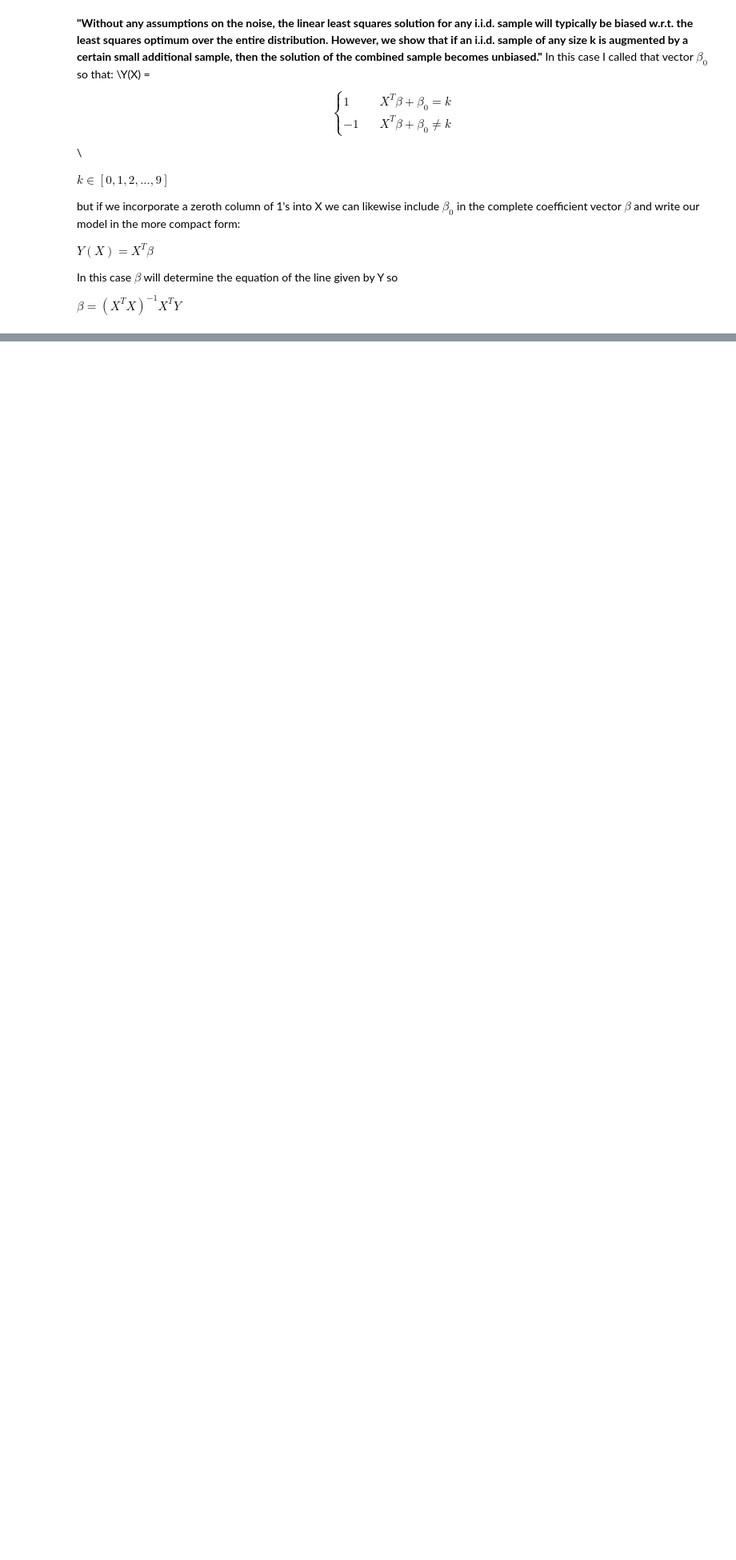
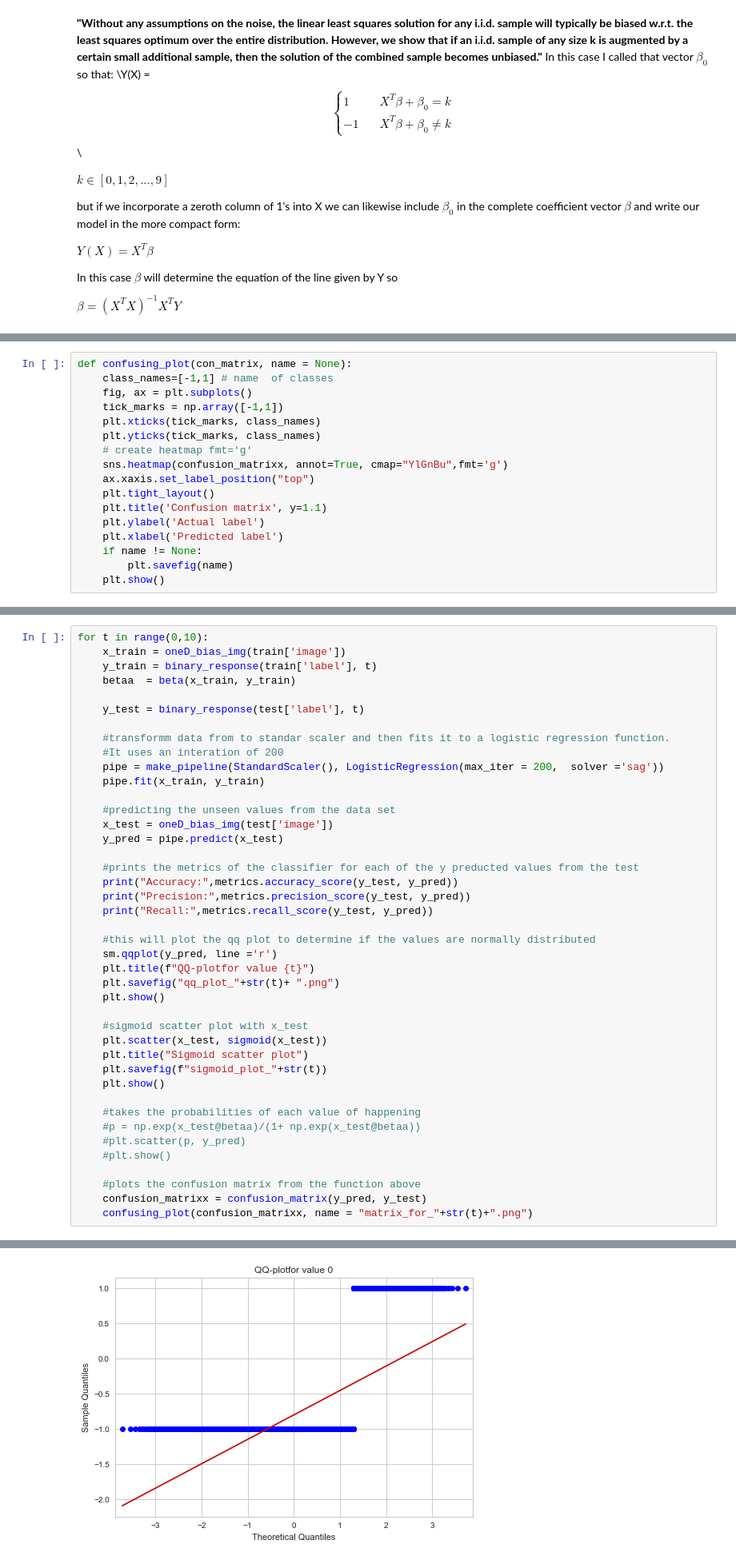
Before and after one commit to jvivar2383/Stat_Proj, a Jupyter notebook: stats_final_project.ipynb, the cells around one changed output, grey strips where cells are left out. Shown: that part at 80% size. Drawn from its saved outputs; the diff is of its cells as text; blank space fills up the shorter version.

```diff
--- a/stats_final_project.ipynb
+++ b/stats_final_project.ipynb
@@ -159,0 +146,17 @@ True Positive = 7873, False Positive = 980, False Negative = 1147, and True Nega
+# %%
+def confusing_plot(con_matrix, name = None):
+    class_names=[-1,1] # name  of classes
+    fig, ax = plt.subplots()
+    tick_marks = np.array([-1,1])
+    plt.xticks(tick_marks, class_names)
+    plt.yticks(tick_marks, class_names)
+    # create heatmap fmt='g'
+    sns.heatmap(confusion_matrixx, annot=True, cmap="YlGnBu",fmt='g')
+    ax.xaxis.set_label_position("top")
+    plt.tight_layout()
+    plt.title('Confusion matrix', y=1.1)
+    plt.ylabel('Actual label')
+    plt.xlabel('Predicted label')
+    if name != None:
+        plt.savefig(name)
+    plt.show()
@@ -159,0 +200,43 @@ True Positive = 7873, False Positive = 980, False Negative = 1147, and True Nega
+# %%
+for t in range(0,10):
+    x_train = oneD_bias_img(train['image'])
+    y_train = binary_response(train['label'], t)
+    betaa  = beta(x_train, y_train)
+
+    y_test = binary_response(test['label'], t)
+
+    #transformm data from to standar scaler and then fits it to a logistic regression function.
+    #It uses an interation of 200
+    pipe = make_pipeline(StandardScaler(), LogisticRegression(max_iter = 200,  solver ='sag'))
+    pipe.fit(x_train, y_train)
+
+    #predicting the unseen values from the data set
+    x_test = oneD_bias_img(test['image'])
+    y_pred = pipe.predict(x_test)
+
+    #prints the metrics of the classifier for each of the y preducted values from the test
+    print("Accuracy:",metrics.accuracy_score(y_test, y_pred))
+    print("Precision:",metrics.precision_score(y_test, y_pred))
+    print("Recall:",metrics.recall_score(y_test, y_pred))
+
+    #this will plot the qq plot to determine if the values are normally distributed
+    sm.qqplot(y_pred, line ='r')
+    plt.title(f"QQ-plotfor value {t}")
+    plt.savefig("qq_plot_"+str(t)+ ".png")
+    plt.show()
+
+    #sigmoid scatter plot with x_test
+    plt.scatter(x_test, sigmoid(x_test))
+    plt.title("Sigmoid scatter plot")
+    plt.savefig(f"sigmoid_plot_"+str(t))
+    plt.show()
+
+    #takes the probabilities of each value of happening
+    #p = np.exp(x_test@betaa)/(1+ np.exp(x_test@betaa))
+    #plt.scatter(p, y_pred)
+    #plt.show()
+
+    #plots the confusion matrix from the function above
+    confusion_matrixx = confusion_matrix(y_pred, y_test)
+    confusing_plot(confusion_matrixx, name = "matrix_for_"+str(t)+".png")
+# %% [output]
@@ -159,0 +246 @@ True Positive = 7873, False Positive = 980, False Negative = 1147, and True Nega
+[figure, added]
```
Also changed, not shown: parts of 23 cells of this notebook.
